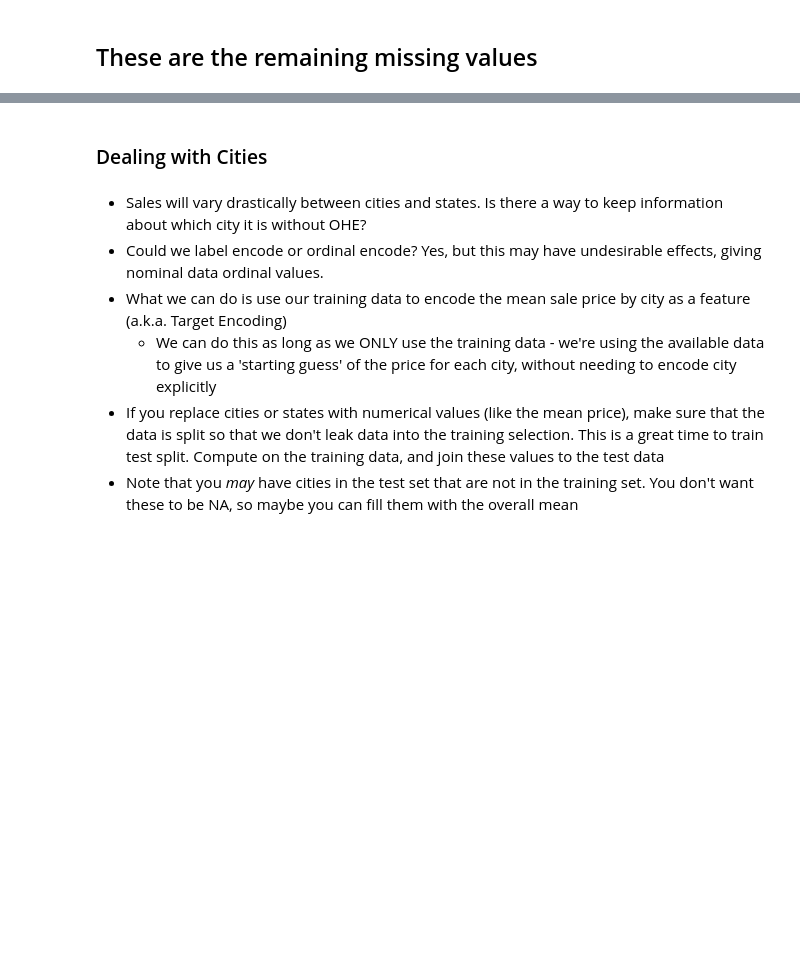
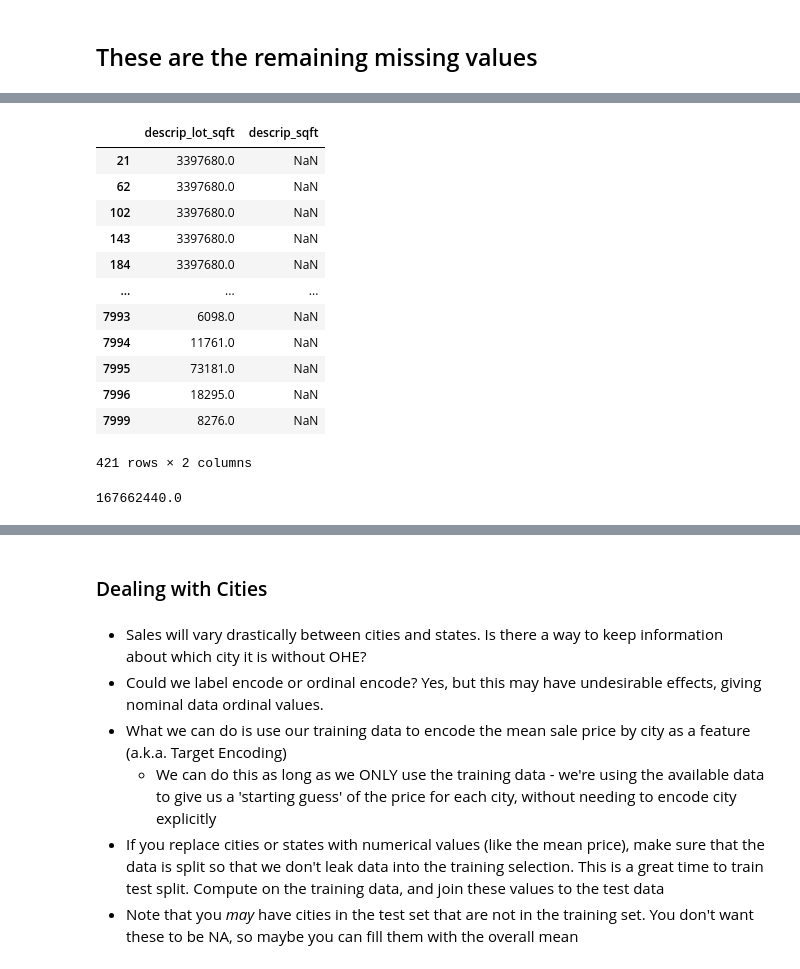
Before and after one commit to MeghanBarritt/midterm_project_datasci, a Jupyter notebook: notebooks/1 - EDA.ipynb, the cells around one changed output, grey strips where cells are left out. Cells and saved outputs as stored; diff of their text form; code cells hidden in the pictures; blank space fills up the shorter version.

```diff
--- a/notebooks/1 - EDA.ipynb
+++ b/notebooks/1 - EDA.ipynb
@@ -646,0 +600,23 @@ data[data['location_city'].isna()]
+# %%
+data[
+    (data['descrip_lot_sqft']>0)&
+    (data['descrip_sqft'].isna())
+][['descrip_lot_sqft','descrip_sqft']]
+# %% [output]
+|  | descrip_lot_sqft | descrip_sqft |
+| 21 | 3397680.0 | NaN |
+| 62 | 3397680.0 | NaN |
+| 102 | 3397680.0 | NaN |
+| 143 | 3397680.0 | NaN |
+| 184 | 3397680.0 | NaN |
+| ... | ... | ... |
+| 7993 | 6098.0 | NaN |
+| 7994 | 11761.0 | NaN |
+| 7995 | 73181.0 | NaN |
+| 7996 | 18295.0 | NaN |
+| 7999 | 8276.0 | NaN |
+421 rows × 2 columns
+# %%
+data['descrip_lot_sqft'].max()
+# %% [output]
+167662440.0
```
Also changed, not shown: parts of 27 cells of this notebook.
